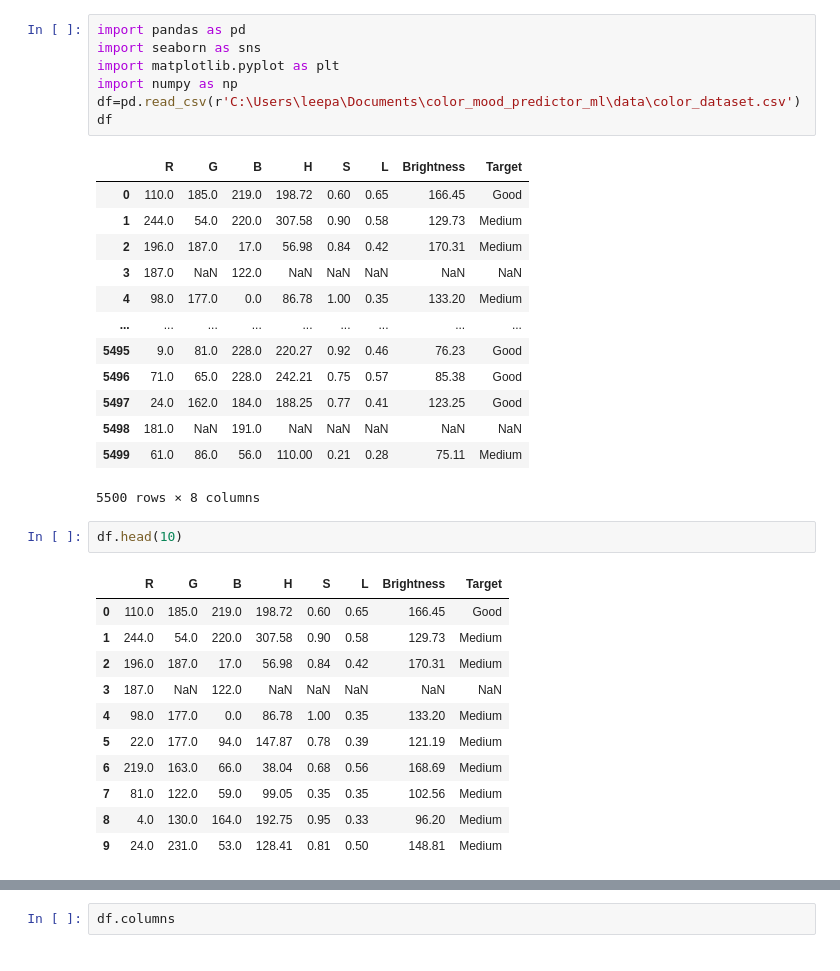
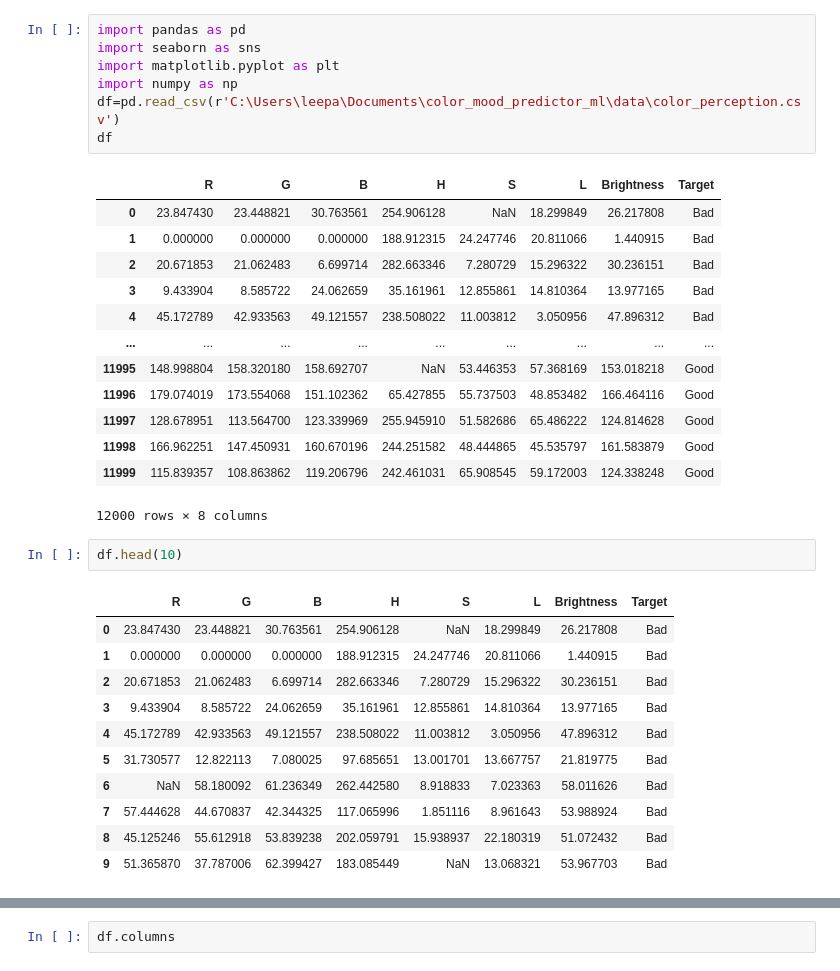
Before and after one commit to leepaul10/color_mood_predictor_ml, a Jupyter notebook: src/modeltraining.ipynb, the cells around one changed output, grey strips where cells are left out. Drawn from its saved outputs; the diff is of its cells as text.

```diff
--- a/src/modeltraining.ipynb
+++ b/src/modeltraining.ipynb
@@ -1,38 +1,38 @@
 # %%
 import pandas as pd
 import seaborn as sns
 import matplotlib.pyplot as plt
 import numpy as np
-df=pd.read_csv(r'C:\Users\leepa\Documents\color_mood_predictor_ml\data\color_dataset.csv')
+df=pd.read_csv(r'C:\Users\leepa\Documents\color_mood_predictor_ml\data\color_perception.csv')
 df
 # %% [output]
 |  | R | G | B | H | S | L | Brightness | Target |
-| 0 | 110.0 | 185.0 | 219.0 | 198.72 | 0.60 | 0.65 | 166.45 | Good |
-| 1 | 244.0 | 54.0 | 220.0 | 307.58 | 0.90 | 0.58 | 129.73 | Medium |
-| 2 | 196.0 | 187.0 | 17.0 | 56.98 | 0.84 | 0.42 | 170.31 | Medium |
-| 3 | 187.0 | NaN | 122.0 | NaN | NaN | NaN | NaN | NaN |
-| 4 | 98.0 | 177.0 | 0.0 | 86.78 | 1.00 | 0.35 | 133.20 | Medium |
+| 0 | 23.847430 | 23.448821 | 30.763561 | 254.906128 | NaN | 18.299849 | 26.217808 | Bad |
+| 1 | 0.000000 | 0.000000 | 0.000000 | 188.912315 | 24.247746 | 20.811066 | 1.440915 | Bad |
+| 2 | 20.671853 | 21.062483 | 6.699714 | 282.663346 | 7.280729 | 15.296322 | 30.236151 | Bad |
+| 3 | 9.433904 | 8.585722 | 24.062659 | 35.161961 | 12.855861 | 14.810364 | 13.977165 | Bad |
+| 4 | 45.172789 | 42.933563 | 49.121557 | 238.508022 | 11.003812 | 3.050956 | 47.896312 | Bad |
 | ... | ... | ... | ... | ... | ... | ... | ... | ... |
-| 5495 | 9.0 | 81.0 | 228.0 | 220.27 | 0.92 | 0.46 | 76.23 | Good |
-| 5496 | 71.0 | 65.0 | 228.0 | 242.21 | 0.75 | 0.57 | 85.38 | Good |
-| 5497 | 24.0 | 162.0 | 184.0 | 188.25 | 0.77 | 0.41 | 123.25 | Good |
-| 5498 | 181.0 | NaN | 191.0 | NaN | NaN | NaN | NaN | NaN |
-| 5499 | 61.0 | 86.0 | 56.0 | 110.00 | 0.21 | 0.28 | 75.11 | Medium |
+| 11995 | 148.998804 | 158.320180 | 158.692707 | NaN | 53.446353 | 57.368169 | 153.018218 | Good |
+| 11996 | 179.074019 | 173.554068 | 151.102362 | 65.427855 | 55.737503 | 48.853482 | 166.464116 | Good |
+| 11997 | 128.678951 | 113.564700 | 123.339969 | 255.945910 | 51.582686 | 65.486222 | 124.814628 | Good |
+| 11998 | 166.962251 | 147.450931 | 160.670196 | 244.251582 | 48.444865 | 45.535797 | 161.583879 | Good |
+| 11999 | 115.839357 | 108.863862 | 119.206796 | 242.461031 | 65.908545 | 59.172003 | 124.338248 | Good |
-5500 rows × 8 columns
+12000 rows × 8 columns
 # %%
 df.head(10)
 # %% [output]
 |  | R | G | B | H | S | L | Brightness | Target |
-| 0 | 110.0 | 185.0 | 219.0 | 198.72 | 0.60 | 0.65 | 166.45 | Good |
-| 1 | 244.0 | 54.0 | 220.0 | 307.58 | 0.90 | 0.58 | 129.73 | Medium |
-| 2 | 196.0 | 187.0 | 17.0 | 56.98 | 0.84 | 0.42 | 170.31 | Medium |
-| 3 | 187.0 | NaN | 122.0 | NaN | NaN | NaN | NaN | NaN |
-| 4 | 98.0 | 177.0 | 0.0 | 86.78 | 1.00 | 0.35 | 133.20 | Medium |
-| 5 | 22.0 | 177.0 | 94.0 | 147.87 | 0.78 | 0.39 | 121.19 | Medium |
-| 6 | 219.0 | 163.0 | 66.0 | 38.04 | 0.68 | 0.56 | 168.69 | Medium |
-| 7 | 81.0 | 122.0 | 59.0 | 99.05 | 0.35 | 0.35 | 102.56 | Medium |
-| 8 | 4.0 | 130.0 | 164.0 | 192.75 | 0.95 | 0.33 | 96.20 | Medium |
-| 9 | 24.0 | 231.0 | 53.0 | 128.41 | 0.81 | 0.50 | 148.81 | Medium |
+| 0 | 23.847430 | 23.448821 | 30.763561 | 254.906128 | NaN | 18.299849 | 26.217808 | Bad |
+| 1 | 0.000000 | 0.000000 | 0.000000 | 188.912315 | 24.247746 | 20.811066 | 1.440915 | Bad |
+| 2 | 20.671853 | 21.062483 | 6.699714 | 282.663346 | 7.280729 | 15.296322 | 30.236151 | Bad |
+| 3 | 9.433904 | 8.585722 | 24.062659 | 35.161961 | 12.855861 | 14.810364 | 13.977165 | Bad |
+| 4 | 45.172789 | 42.933563 | 49.121557 | 238.508022 | 11.003812 | 3.050956 | 47.896312 | Bad |
+| 5 | 31.730577 | 12.822113 | 7.080025 | 97.685651 | 13.001701 | 13.667757 | 21.819775 | Bad |
+| 6 | NaN | 58.180092 | 61.236349 | 262.442580 | 8.918833 | 7.023363 | 58.011626 | Bad |
+| 7 | 57.444628 | 44.670837 | 42.344325 | 117.065996 | 1.851116 | 8.961643 | 53.988924 | Bad |
+| 8 | 45.125246 | 55.612918 | 53.839238 | 202.059791 | 15.938937 | 22.180319 | 51.072432 | Bad |
+| 9 | 51.365870 | 37.787006 | 62.399427 | 183.085449 | NaN | 13.068321 | 53.967703 | Bad |
 # %%
 df.tail(10)
 # %% [output]
```
Also changed, not shown: parts of 33 cells of this notebook, 7 other files.
